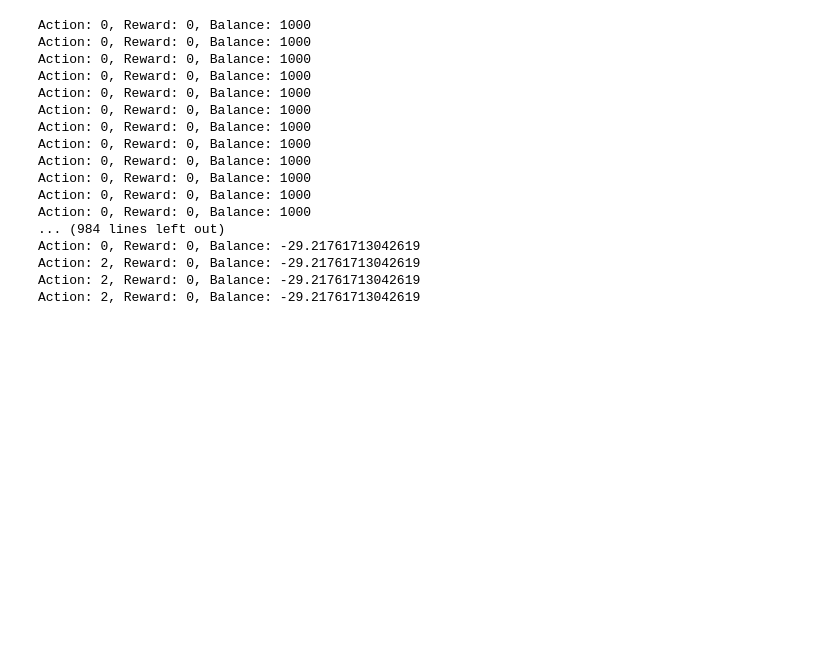
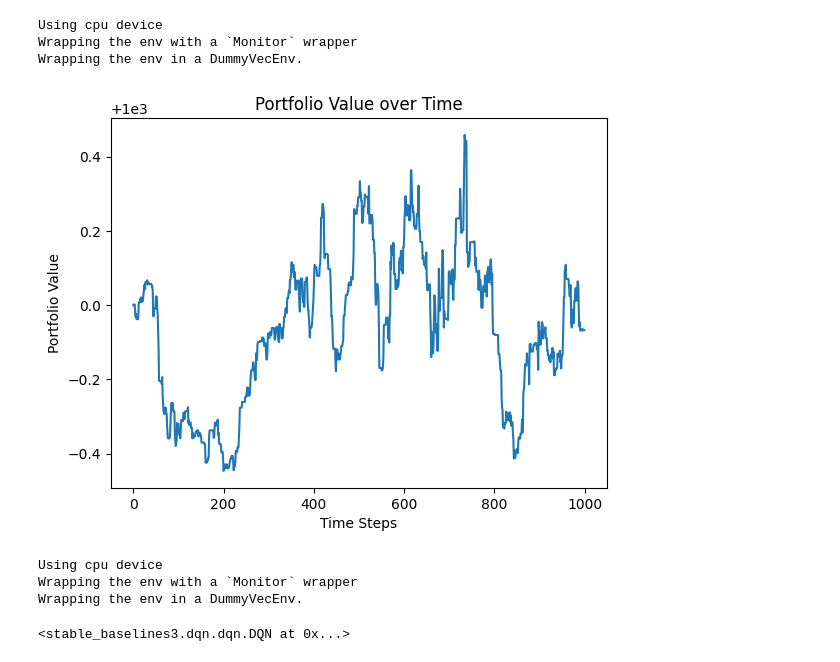
Before and after one commit to prakashwaddar628/reinforcement_learning_based_stock_trading_agent, a Jupyter notebook: notebooks/train_agent.ipynb, the cells around one changed output. Cells and saved outputs as stored; diff of their text form; code cells hidden in the pictures; blank space fills up the shorter version.

Commit message:
agent trained ppo and dqn

```diff
--- a/notebooks/train_agent.ipynb
+++ b/notebooks/train_agent.ipynb
@@ -115,29 +117,59 @@ class TradingEnv(gym.Env):
 
 env = TradingEnv(preprocessed_data['AAPL'])
 # %%
-# Test the trained agent
-obs = env.reset()
-for _ in range(1000):
-    action, _states = model.predict(obs)  # Predict action from the model
-    obs, reward, done, info = env.step(action)  # Take action in the environment
-    print(f"Action: {action}, Reward: {reward}, Balance: {env.balance}")  # Print reward and balance
-    if done:
-        break
+from stable_baselines3 import DQN
+
+env = TradingEnv(preprocessed_data['AAPL'])
+
+model = DQN('MlpPolicy', env, verbose=1)
+model.learn(total_timesteps=10000)
+model.save('trading_agent')
 # %% [output]
-Action: 0, Reward: 0, Balance: 1000
-Action: 0, Reward: 0, Balance: 1000
-Action: 0, Reward: 0, Balance: 1000
-Action: 0, Reward: 0, Balance: 1000
-Action: 0, Reward: 0, Balance: 1000
-Action: 0, Reward: 0, Balance: 1000
-Action: 0, Reward: 0, Balance: 1000
-Action: 0, Reward: 0, Balance: 1000
-Action: 0, Reward: 0, Balance: 1000
-Action: 0, Reward: 0, Balance: 1000
-Action: 0, Reward: 0, Balance: 1000
-Action: 0, Reward: 0, Balance: 1000
-... (984 lines left out)
-Action: 0, Reward: 0, Balance: -29.21761713042619
-Action: 2, Reward: 0, Balance: -29.21761713042619
-Action: 2, Reward: 0, Balance: -29.21761713042619
-Action: 2, Reward: 0, Balance: -29.21761713042619
+Using cpu device
+Wrapping the env with a `Monitor` wrapper
+Wrapping the env in a DummyVecEnv.
+# %%
+obs = env.reset()
+portfolio_value = 1000
+for _ in range(1000):
+    action, _states = model.predict(obs)
+    obs, reward, done, info = env.step(action)
+
+    portfolio_value += reward
+
+    if done:
+        print(f'Portfolio Value: {portfolio_value}')
+        break
+# %%
+import matplotlib.pyplot as plt
+
+portfolio_values = []
+
+obs = env.reset()
+portfolio_value = 1000
+
+for _ in range(1000):
+    action, _states = model.predict(obs)
+    obs, reward, done, info = env.step(action)
+
+    portfolio_value += reward
+    portfolio_values.append(portfolio_value)
+
+    if done:
+        break
+
+plt.plot(portfolio_values)
+plt.title('Portfolio Value over Time')
+plt.xlabel('Time Steps')
+plt.ylabel('Portfolio Value')
+plt.show()
+# %% [output]
+[figure, added]
+# %%
+model = DQN('MlpPolicy', env, learning_rate=0.001, batch_size=32, verbose=1)
+model.learn(total_timesteps=10000)
+# %% [output]
+Using cpu device
+Wrapping the env with a `Monitor` wrapper
+Wrapping the env in a DummyVecEnv.
+<stable_baselines3.dqn.dqn.DQN at 0x...>
```
Also changed, not shown: parts of 4 cells of this notebook, 7 other files.
